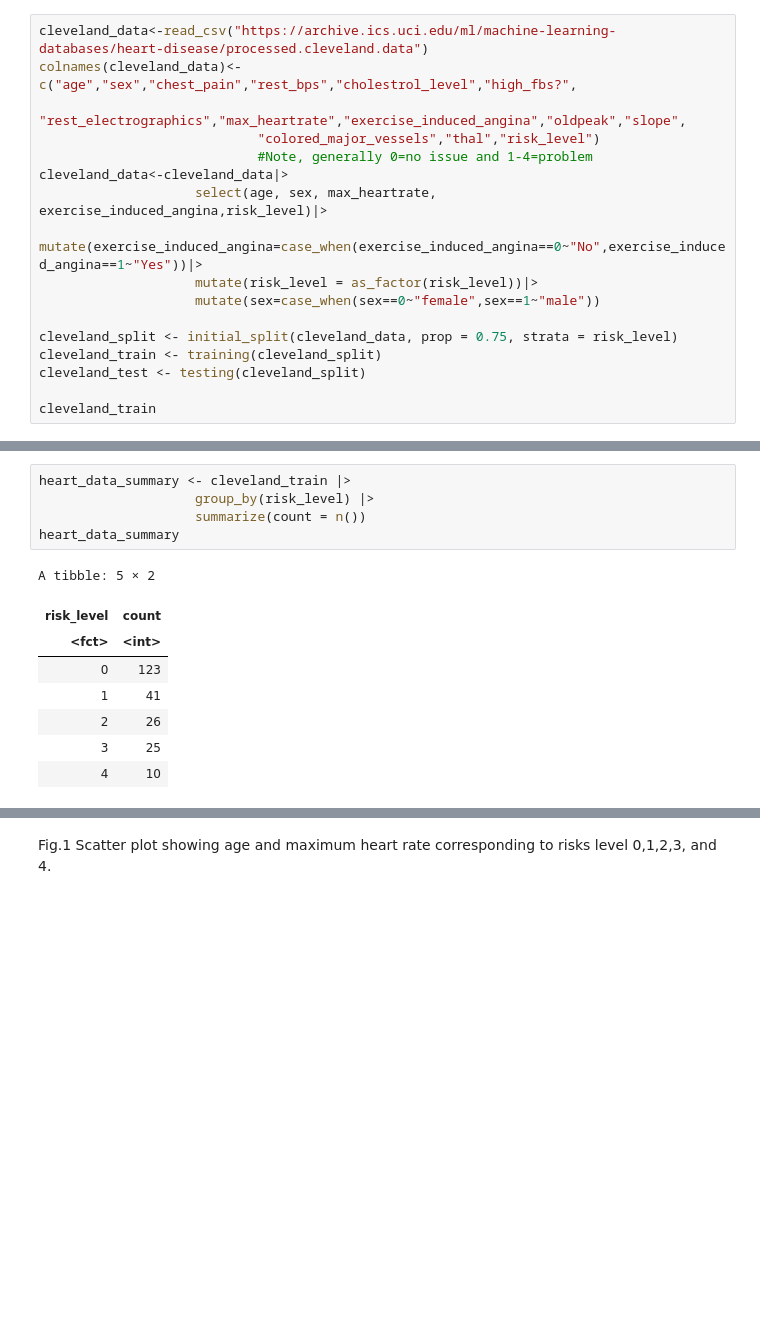
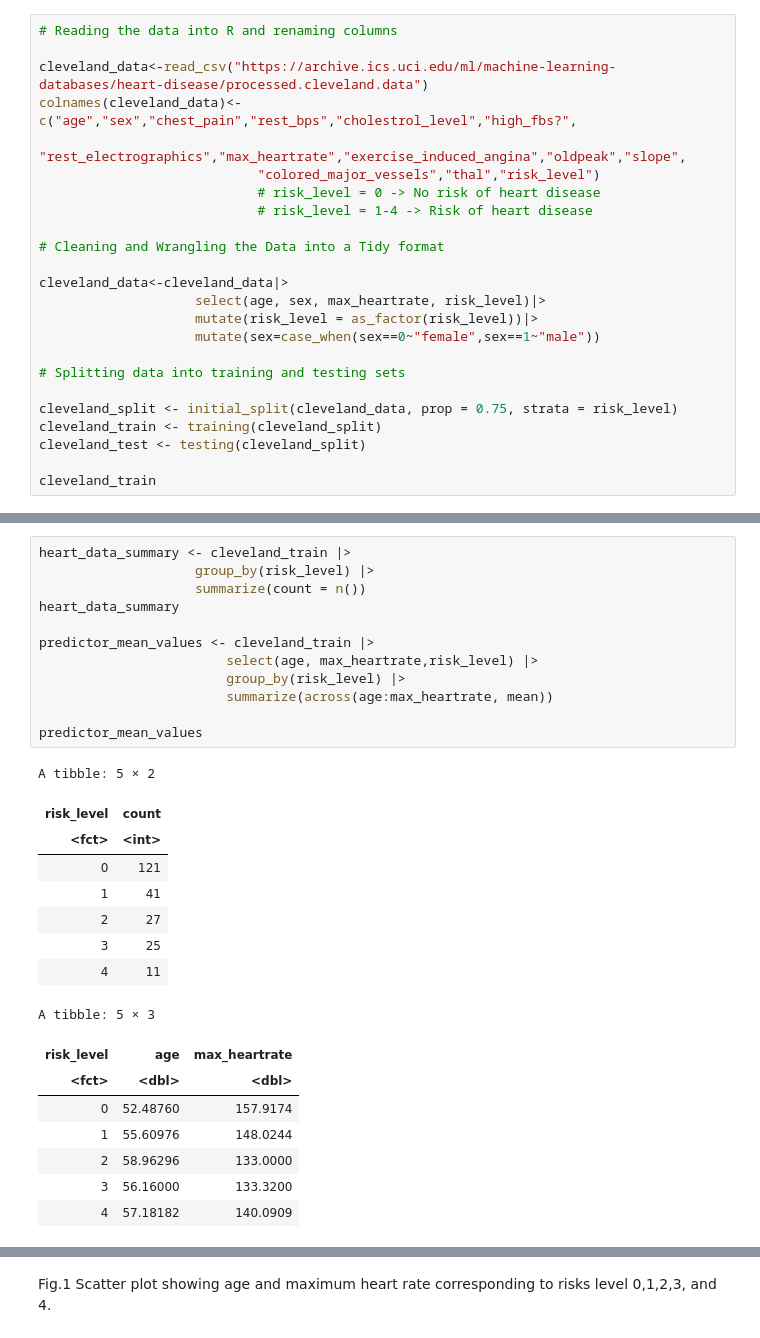
Before and after one commit to samdang03/DSCI-100_2022w2-Group-006, a Jupyter notebook: Cleveland_Heart_Data.ipynb, the cells around one changed output, grey strips where cells are left out. Cells and saved outputs as stored; diff of their text form; blank space fills up the shorter version.

```diff
--- a/Cleveland_Heart_Data.ipynb
+++ b/Cleveland_Heart_Data.ipynb
@@ -41,15 +43,22 @@ Expected outcomes and significance:
 We hypothesize that higher age and a low maximum heart rate (an indication of weakened heart muscle) are factors indicative of high heart risks. We can then use these variables and the associated heart disease risk levels of each datapoint to predict the risk level of any new incoming patients. This is important because it can be used for early diagnosis of diseases. An early diagnosis would increase the medical help available and can prevent further damage to the individual. Future analysis questions include: does sex, cholesterol level, or other factors contribute to the correlation of angina and heart disease?
 # %%
+# Reading the data into R and renaming columns
+
 cleveland_data<-read_csv("https://archive.ics.uci.edu/ml/machine-learning-databases/heart-disease/processed.cleveland.data")
 colnames(cleveland_data)<-c("age","sex","chest_pain","rest_bps","cholestrol_level","high_fbs?",
                             "rest_electrographics","max_heartrate","exercise_induced_angina","oldpeak","slope",
                             "colored_major_vessels","thal","risk_level")
-                            #Note, generally 0=no issue and 1-4=problem
+                            # risk_level = 0 -> No risk of heart disease
+                            # risk_level = 1-4 -> Risk of heart disease
+
+# Cleaning and Wrangling the Data into a Tidy format
+
 cleveland_data<-cleveland_data|>
-                    select(age, sex, max_heartrate, exercise_induced_angina,risk_level)|>
-                    mutate(exercise_induced_angina=case_when(exercise_induced_angina==0~"No",exercise_induced_angina==1~"Yes"))|>
+                    select(age, sex, max_heartrate, risk_level)|>
                     mutate(risk_level = as_factor(risk_level))|>
                     mutate(sex=case_when(sex==0~"female",sex==1~"male"))
+
+# Splitting data into training and testing sets
 
 cleveland_split <- initial_split(cleveland_data, prop = 0.75, strata = risk_level)
 cleveland_train <- training(cleveland_split)
@@ -84,17 +93,32 @@ A tibble: 225 × 5
 # %%
 heart_data_summary <- cleveland_train |>
                     group_by(risk_level) |>
                     summarize(count = n())
 heart_data_summary
+
+predictor_mean_values <- cleveland_train |>
+                        select(age, max_heartrate,risk_level) |>
+                        group_by(risk_level) |>
+                        summarize(across(age:max_heartrate, mean))
+
+predictor_mean_values
 # %% [output]
 A tibble: 5 × 2
 | risk_level | count |
 | <fct> | <int> |
-| 0 | 123 |
+| 0 | 121 |
 | 1 | 41 |
-| 2 | 26 |
+| 2 | 27 |
 | 3 | 25 |
-| 4 | 10 |
+| 4 | 11 |
+A tibble: 5 × 3
+| risk_level | age | max_heartrate |
+| <fct> | <dbl> | <dbl> |
+| 0 | 52.48760 | 157.9174 |
+| 1 | 55.60976 | 148.0244 |
+| 2 | 58.96296 | 133.0000 |
+| 3 | 56.16000 | 133.3200 |
+| 4 | 57.18182 | 140.0909 |
 # %%
 age_heartrate_plot_1 <- cleveland_train |>
                         mutate(risk_level = as_factor(risk_level)) |>
```
Also changed, not shown: parts of 9 cells of this notebook.
